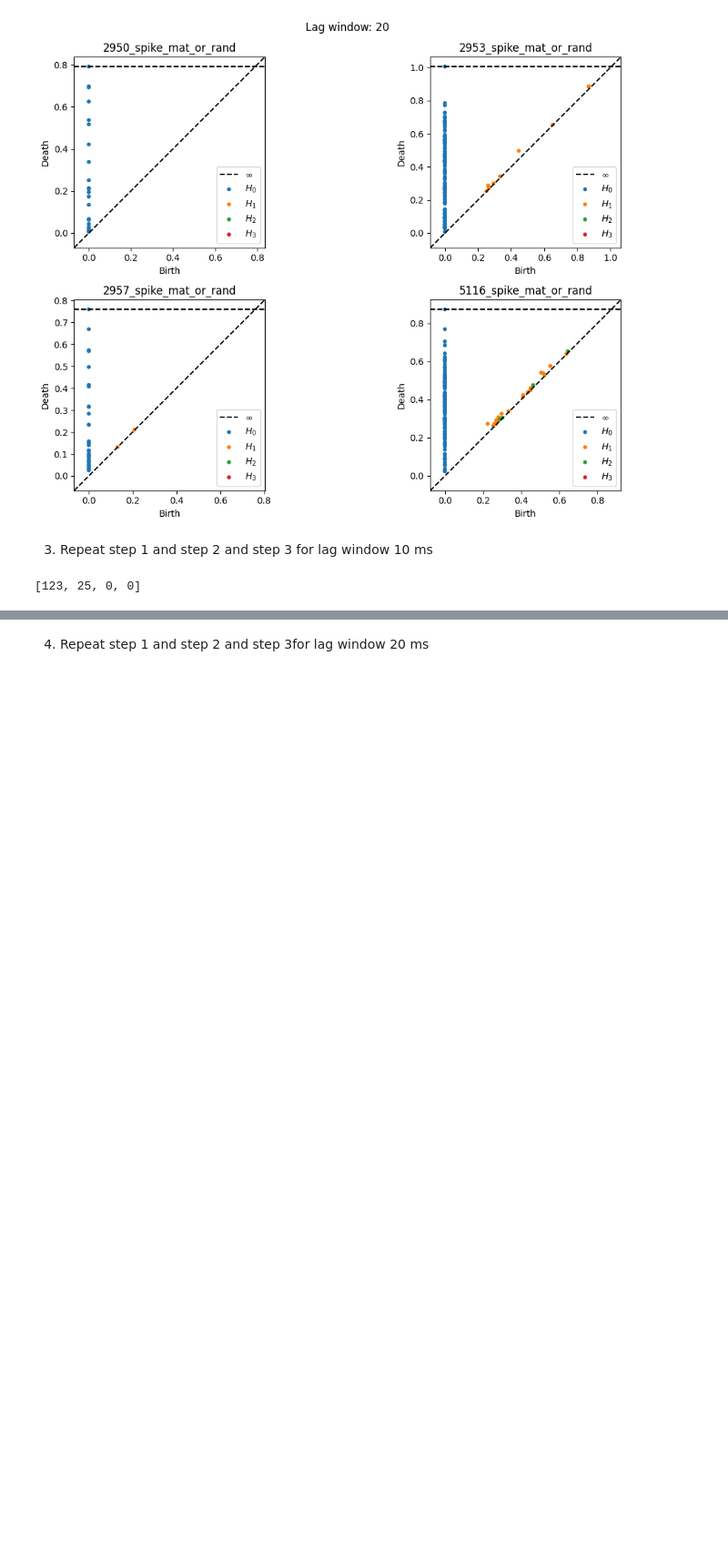
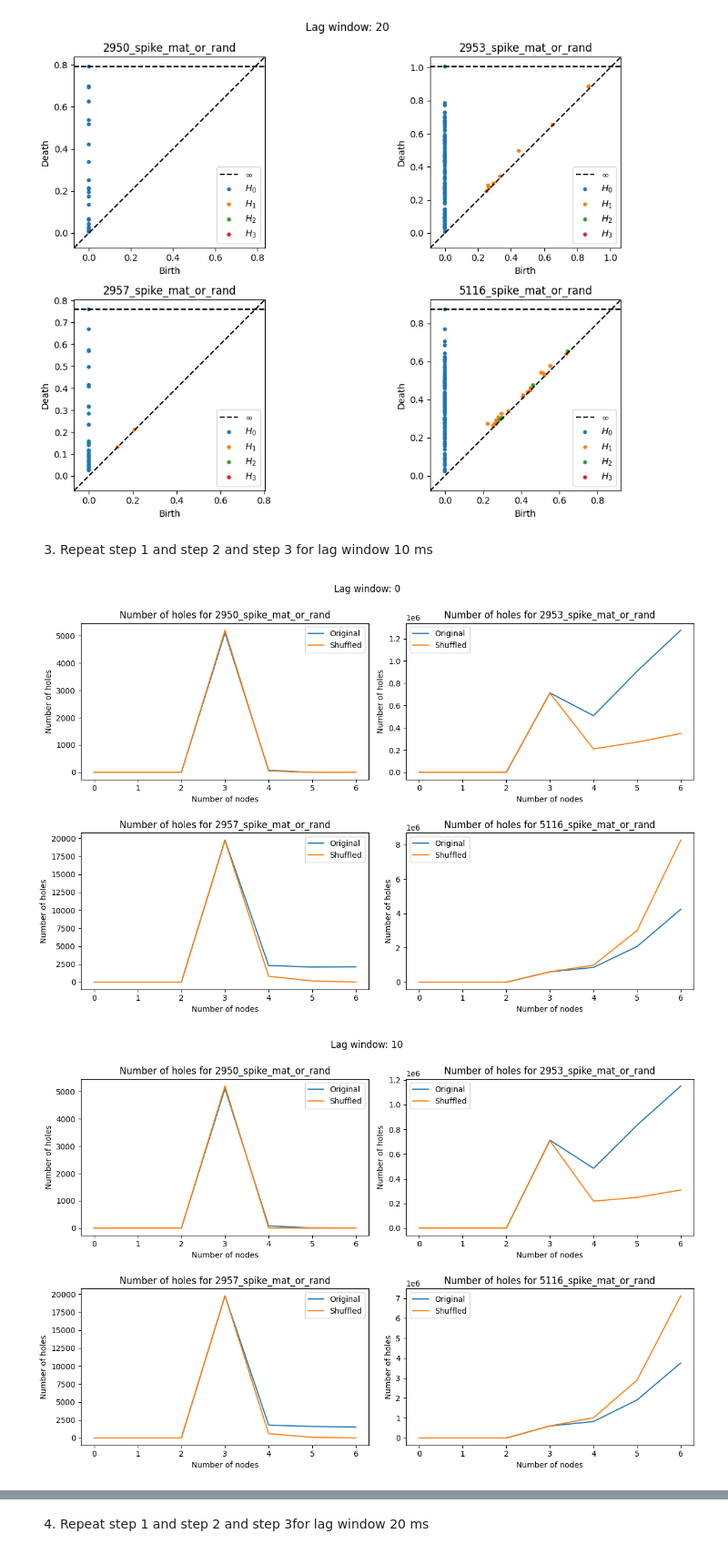
Before and after one commit to kotokote/HigherOrderCorrelations, a Jupyter notebook: codeForPaper/start.ipynb, the cells around one changed output, grey strips where cells are left out. Shown at 91% size. Cells and saved outputs as stored; diff of their text form; code cells hidden in the pictures; blank space fills up the shorter version.

```diff
--- a/codeForPaper/start.ipynb
+++ b/codeForPaper/start.ipynb
@@ -334,22 +319,24 @@ for lag in [0, 10, 20]:
 # %% [markdown]
 3. Repeat step 1 and step 2 and step 3 for lag window 10 ms
 # %%
+
 for lag in [0, 10, 20]:
     fig, axs = plt.subplots(2, 2, figsize=(12, 8))
     fig.suptitle(f"Lag window: {lag}")
     for idx, fn in enumerate(ALL_FILES):
         with open(f"processed/{fn}_lag_window_{lag}.pkl", "rb") as f:
             data = pickle.load(f)
         with open(f"processed/{fn}_lag_window_{lag}_shuffle.pkl", "rb") as f:
             data_shuffled = pickle.load(f)
-        ax = axs[idx, 0]
+        ax = axs[idx // 2, idx % 2]
         ax.plot([len(h) for h in data["holes"]], label="Original")
         ax.plot([len(h) for h in data_shuffled["holes"]], label="Shuffled")
         ax.set_title(f"Number of holes for {fn}")
         ax.legend()
         ax.set_xlabel("Number of nodes")
         ax.set_ylabel("Number of holes")
     fig.tight_layout()
     plt.show()
 # %% [output]
-[123, 25, 0, 0]
+[figure, added]
+[figure, added]
```
Also changed, not shown: parts of 5 cells of this notebook.
